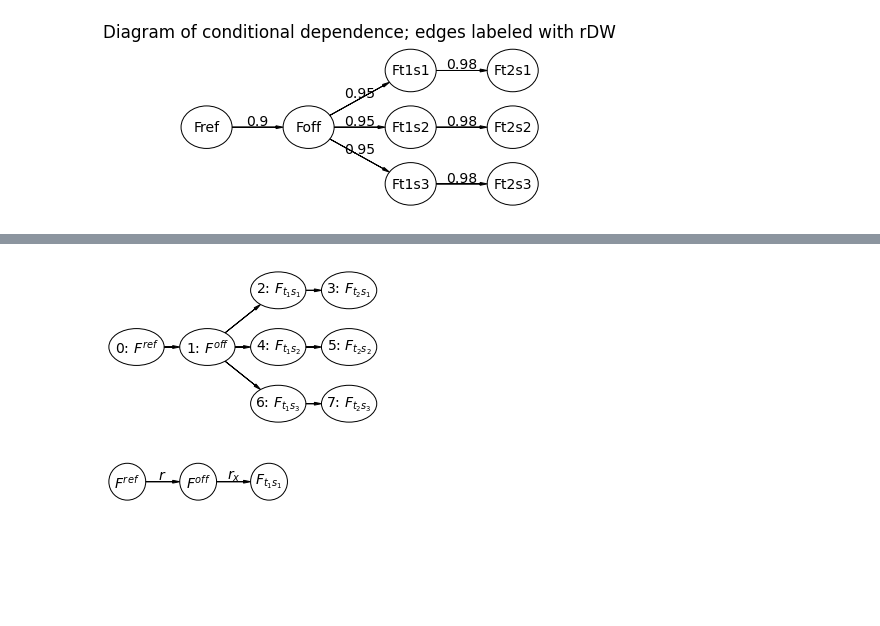
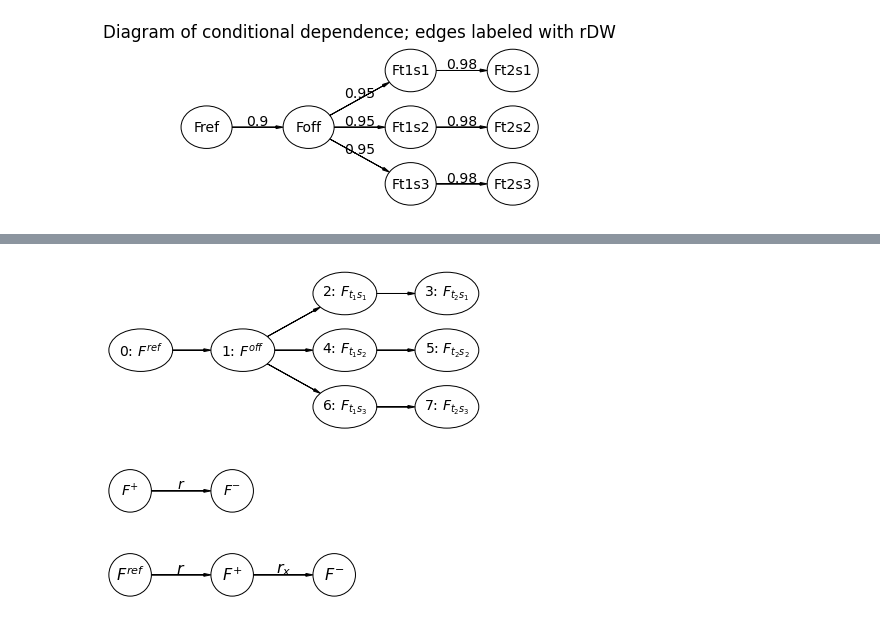
Before and after one commit to Hekstra-Lab/dw, a Jupyter notebook: Drawing_PGMs_structure_factors.ipynb, the cells around one changed output, grey strips where cells are left out. Drawn from its saved outputs; the diff is of its cells as text; code cells hidden in the pictures; blank space fills up the shorter version.

```diff
--- a/Drawing_PGMs_structure_factors.ipynb
+++ b/Drawing_PGMs_structure_factors.ipynb
@@ -63,37 +62,48 @@ plt.show()
 # %%
 #
 pgm_1 = daft.PGM(label_params={'fontsize':14})
-dh_add_node(pgm_1, "Fref",      r"0: $F^{ref}$",     2,1,aspect=1.5)
-dh_add_node(pgm_1, "Foff",      r"1: $F^{off}$",     2,2,aspect=1.5)
-dh_add_node(pgm_1, "Fon_t1_s1", r"2: $F_{t_1 s_1}$", 1,3,aspect=1.5)
-dh_add_node(pgm_1, "Fon_t2_s1", r"3: $F_{t_2 s_1}$", 1,4,aspect=1.5)
-dh_add_node(pgm_1, "Fon_t1_s2", r"4: $F_{t_1 s_2}$", 2,3,aspect=1.5)
-dh_add_node(pgm_1, "Fon_t2_s2", r"5: $F_{t_2 s_2}$", 2,4,aspect=1.5)
-dh_add_node(pgm_1, "Fon_t1_s3", r"6: $F_{t_1 s_3}$", 3,3,aspect=1.5)
-dh_add_node(pgm_1, "Fon_t2_s3", r"7: $F_{t_2 s_3}$", 3,4,aspect=1.5)
+draw_tree.dh_add_node(pgm_1, "Fref",      r"0: $F^{ref}$",     2,1,aspect=1.5)
+draw_tree.dh_add_node(pgm_1, "Foff",      r"1: $F^{off}$",     2,2,aspect=1.5)
+draw_tree.dh_add_node(pgm_1, "Fon_t1_s1", r"2: $F_{t_1 s_1}$", 1,3,aspect=1.5)
+draw_tree.dh_add_node(pgm_1, "Fon_t2_s1", r"3: $F_{t_2 s_1}$", 1,4,aspect=1.5)
+draw_tree.dh_add_node(pgm_1, "Fon_t1_s2", r"4: $F_{t_1 s_2}$", 2,3,aspect=1.5)
+draw_tree.dh_add_node(pgm_1, "Fon_t2_s2", r"5: $F_{t_2 s_2}$", 2,4,aspect=1.5)
+draw_tree.dh_add_node(pgm_1, "Fon_t1_s3", r"6: $F_{t_1 s_3}$", 3,3,aspect=1.5)
+draw_tree.dh_add_node(pgm_1, "Fon_t2_s3", r"7: $F_{t_2 s_3}$", 3,4,aspect=1.5)
 
 pgm_1.add_edge("Fref", "Foff")
 pgm_1.add_edge("Foff", "Fon_t1_s1")
 pgm_1.add_edge("Foff", "Fon_t1_s2")
 pgm_1.add_edge("Foff", "Fon_t1_s3")
 pgm_1.add_edge("Fon_t1_s1", "Fon_t2_s1")
 pgm_1.add_edge("Fon_t1_s2", "Fon_t2_s2")
 pgm_1.add_edge("Fon_t1_s3", "Fon_t2_s3")
 
 pgm_1.render()
 plt.show()
 # %% [output]
-[figure, old version]
+[figure, new version]
 # %%
-pgm_1 = daft.PGM(label_params={'fontsize':14})
-dh_add_node(pgm_1, "Fref", r"$F^{ref}$",     1,1)
-dh_add_node(pgm_1, "Foff", r"$F^{off}$",     1,2)
-dh_add_node(pgm_1, "Fon",  r"$F_{t_1 s_1}$", 1,3)
+pgm_1 = daft.PGM(label_params={'fontsize':16})
+draw_tree.dh_add_node(pgm_1, "Fp", r"$F^{+}$",     1,1,aspect=1)
+draw_tree.dh_add_node(pgm_1, "Fm", r"$F^{-}$",     1,2,aspect=1)
 
-pgm_1.add_edge("Fref", "Foff",  label=r"$r$",   label_params={'fontsize':14})
-pgm_1.add_edge("Foff", "Fon" ,  label=r"$r_x$", label_params={'fontsize':14})
+pgm_1.add_edge("Fp", "Fm",  label=r"$r$",   label_params={'fontsize':16})
 
 pgm_1.render()
 plt.show()
 # %% [output]
-[figure, old version]
+[figure, new version]
+# %%
+pgm_1 = daft.PGM(label_params={'fontsize':16})
+draw_tree.dh_add_node(pgm_1, "Fref", r"$F^{ref}$",  1,1,aspect=1)
+draw_tree.dh_add_node(pgm_1, "Foff", r"$F^{+}$",    1,2,aspect=1)
+draw_tree.dh_add_node(pgm_1, "Fon",  r"$F^{-}$",    1,3,aspect=1)
+
+pgm_1.add_edge("Fref", "Foff",  label=r"$r$",   label_params={'fontsize':16})
+pgm_1.add_edge("Foff", "Fon" ,  label=r"$r_x$", label_params={'fontsize':16})
+
+pgm_1.render()
+plt.show()
+# %% [output]
+[figure, added]
```
Also changed, not shown: parts of 5 cells of this notebook, 5 other files.
